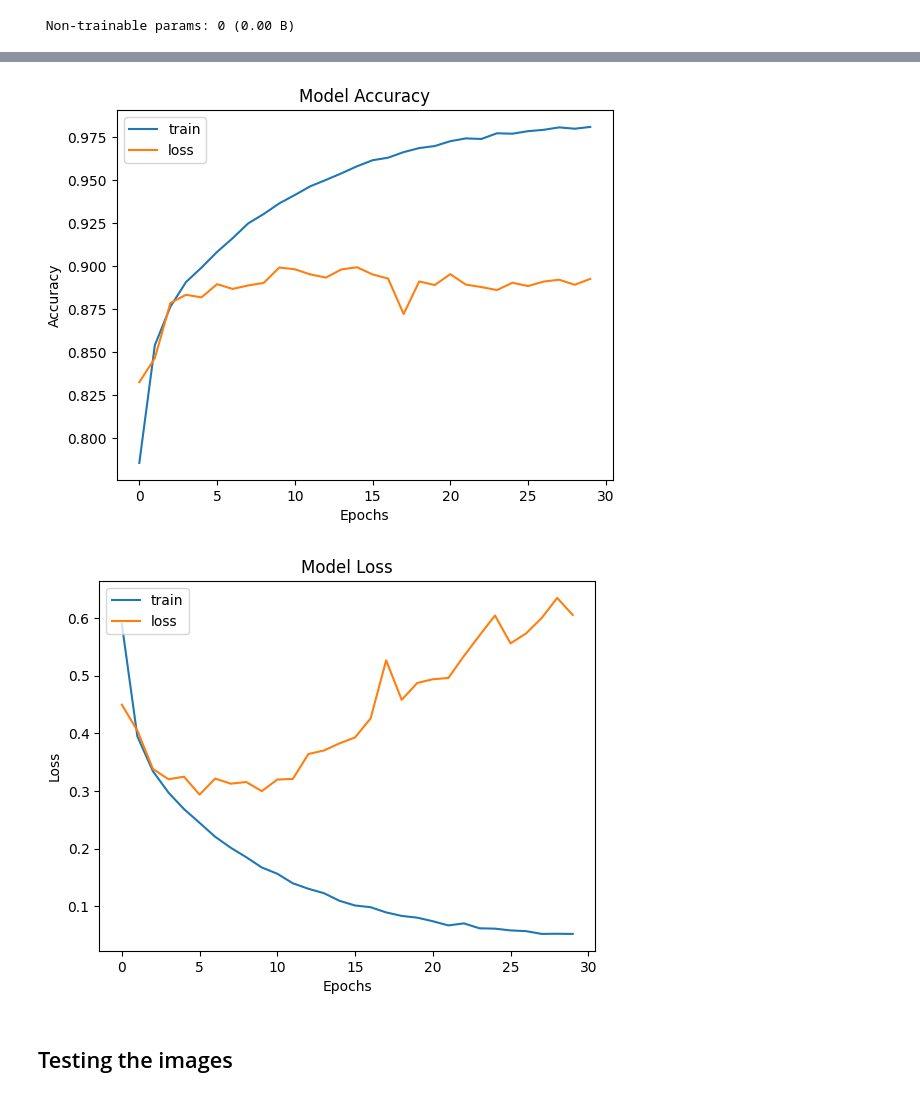
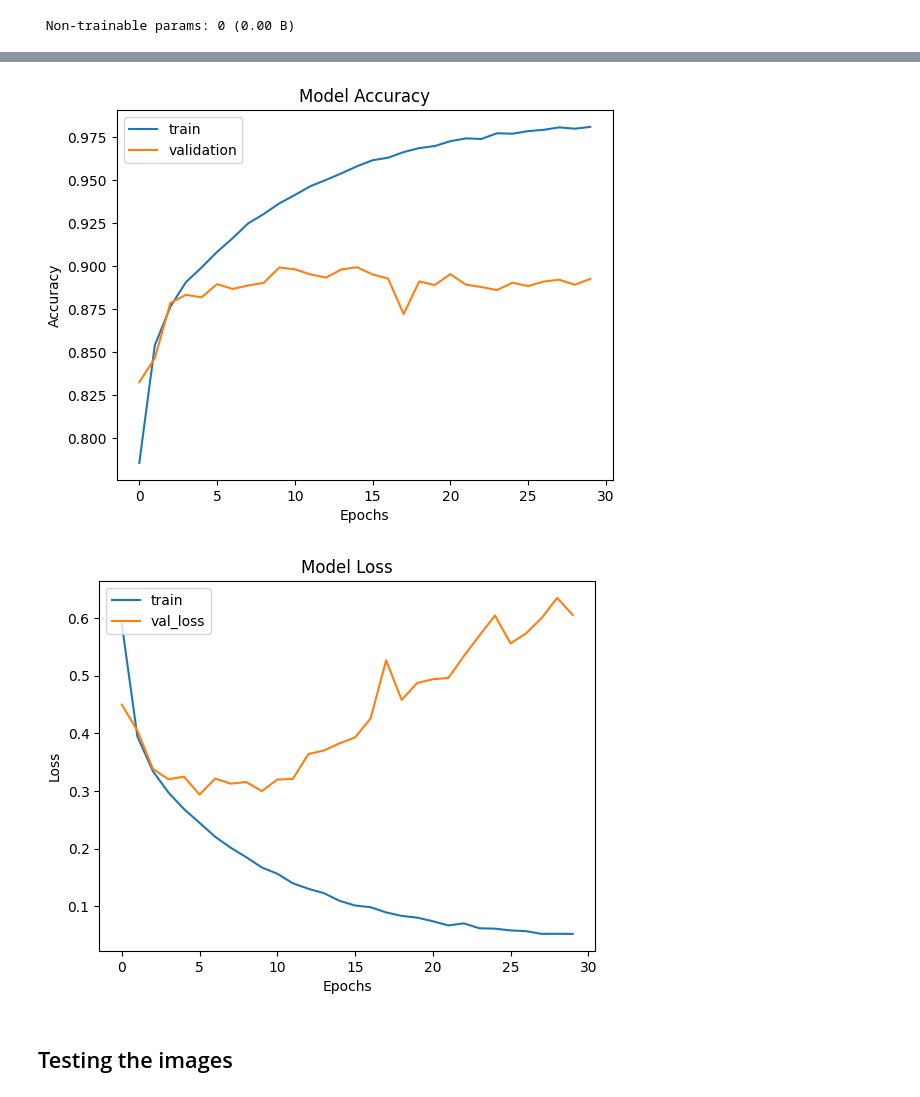
Before and after one commit to 22vedant/LP5, a Jupyter notebook: DL/fashion_mnist.ipynb, the cells around one changed output, grey strips where cells are left out. Saved outputs shown, nothing was run; the diff lists cells and outputs as text; code cells hidden in the pictures.

```diff
--- a/DL/fashion_mnist.ipynb
+++ b/DL/fashion_mnist.ipynb
@@ -122,23 +122,23 @@ Epoch 30/30
 # %%
 plt.plot(history.history['sparse_categorical_accuracy'])
 plt.plot(history.history['val_sparse_categorical_accuracy'])
 plt.title('Model Accuracy')
 plt.ylabel('Accuracy')
 plt.xlabel('Epochs')
-plt.legend(['train', 'loss'],loc='upper left')
+plt.legend(['train', 'validation'],loc='upper left')
 plt.show()
 # %% [output]
-[figure, old version]
+[figure, new version]
 # %%
 plt.plot(history.history['loss'])
 plt.plot(history.history['val_loss'])
 plt.title('Model Loss')
 plt.ylabel('Loss')
 plt.xlabel('Epochs')
-plt.legend(['train', 'loss'],loc='upper left')
+plt.legend(['train', 'val_loss'],loc='upper left')
 plt.show()
 # %% [output]
-[figure, old version]
+[figure, new version]
 # %% [markdown]
 ## Testing the images
 # %%
```
Also changed, not shown: 2 other files.
